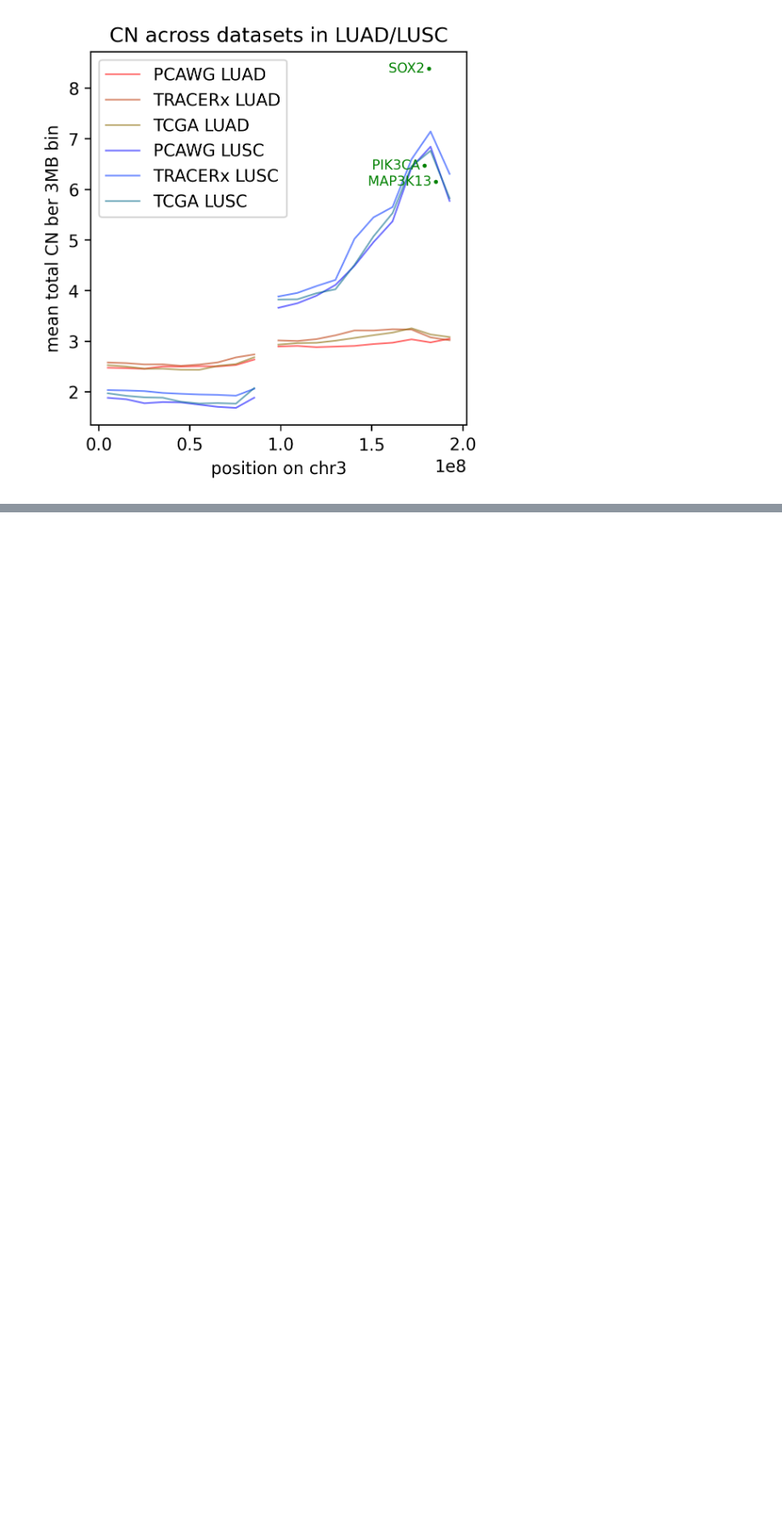
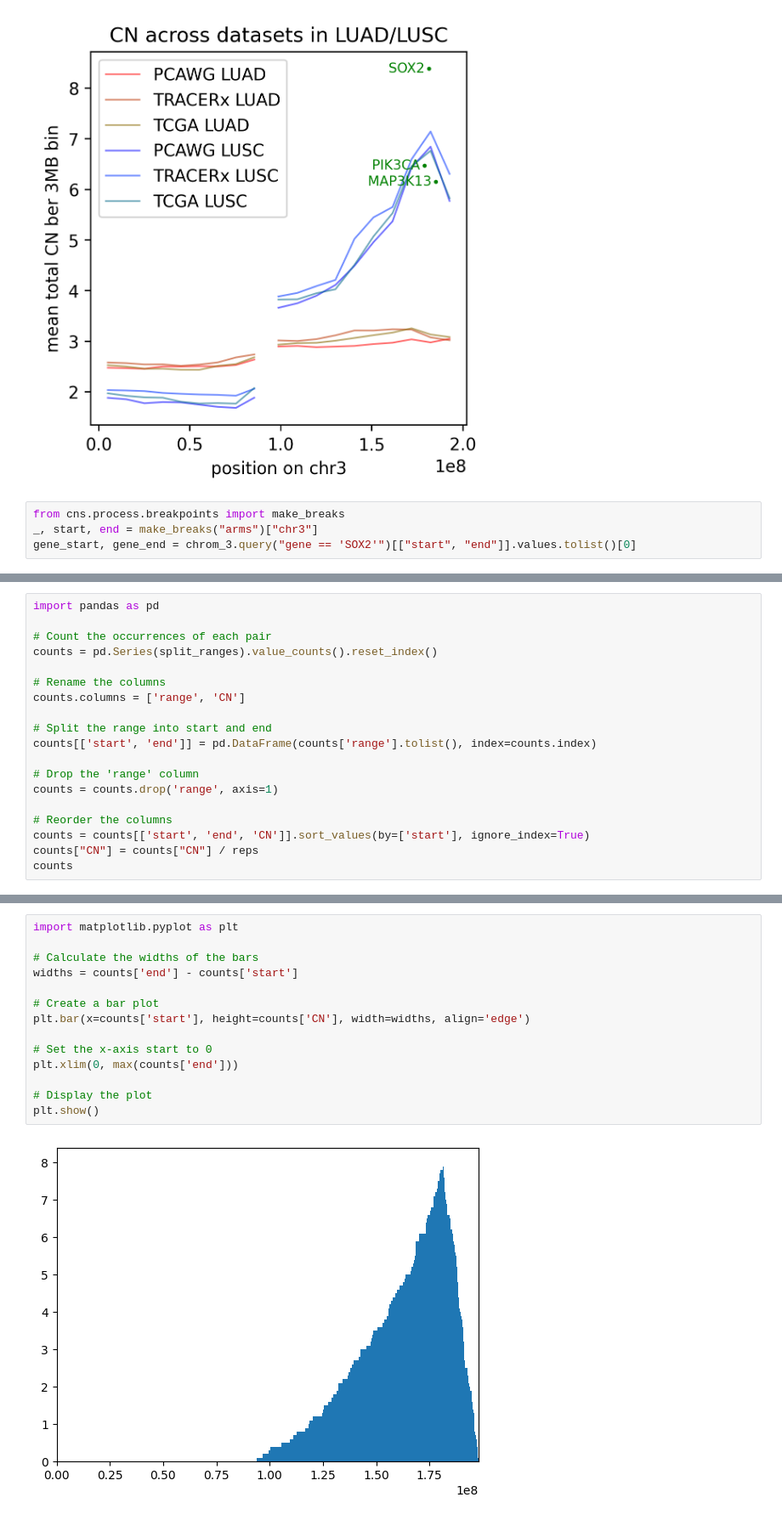
Before and after one commit to ICCB-Cologne/CNSistent, a Jupyter notebook: notebooks/analyze/analyze_lung.ipynb, the cells around one changed output, grey strips where cells are left out. Shown at 85% size. Cells and saved outputs as stored; diff of their text form; blank space fills up the shorter version.

```diff
--- a/notebooks/analyze/analyze_lung.ipynb
+++ b/notebooks/analyze/analyze_lung.ipynb
@@ -158,3 +176,7 @@ for i, row in cosmic_lusc_group.iterrows():
 plt.savefig("../../out/fig_LUAD_LUSC_single.pdf", bbox_inches='tight')
 # %% [output]
 [figure]
+# %%
+from cns.process.breakpoints import make_breaks
+_, start, end = make_breaks("arms")["chr3"]
+gene_start, gene_end = chrom_3.query("gene == 'SOX2'")[["start", "end"]].values.tolist()[0]
@@ -160,0 +216,19 @@ plt.savefig("../../out/fig_LUAD_LUSC_single.pdf", bbox_inches='tight')
+# %%
+import pandas as pd
+
+# Count the occurrences of each pair
+counts = pd.Series(split_ranges).value_counts().reset_index()
+
+# Rename the columns
+counts.columns = ['range', 'CN']
+
+# Split the range into start and end
+counts[['start', 'end']] = pd.DataFrame(counts['range'].tolist(), index=counts.index)
+
+# Drop the 'range' column
+counts = counts.drop('range', axis=1)
+
+# Reorder the columns
+counts = counts[['start', 'end', 'CN']].sort_values(by=['start'], ignore_index=True)
+counts["CN"] = counts["CN"] / reps
+counts
@@ -160,0 +249,16 @@ plt.savefig("../../out/fig_LUAD_LUSC_single.pdf", bbox_inches='tight')
+# %%
+import matplotlib.pyplot as plt
+
+# Calculate the widths of the bars
+widths = counts['end'] - counts['start']
+
+# Create a bar plot
+plt.bar(x=counts['start'], height=counts['CN'], width=widths, align='edge')
+
+# Set the x-axis start to 0
+plt.xlim(0, max(counts['end']))
+
+# Display the plot
+plt.show()
+# %% [output]
+[figure, added]
```
Also changed, not shown: parts of 6 cells of this notebook, 2 other files.
